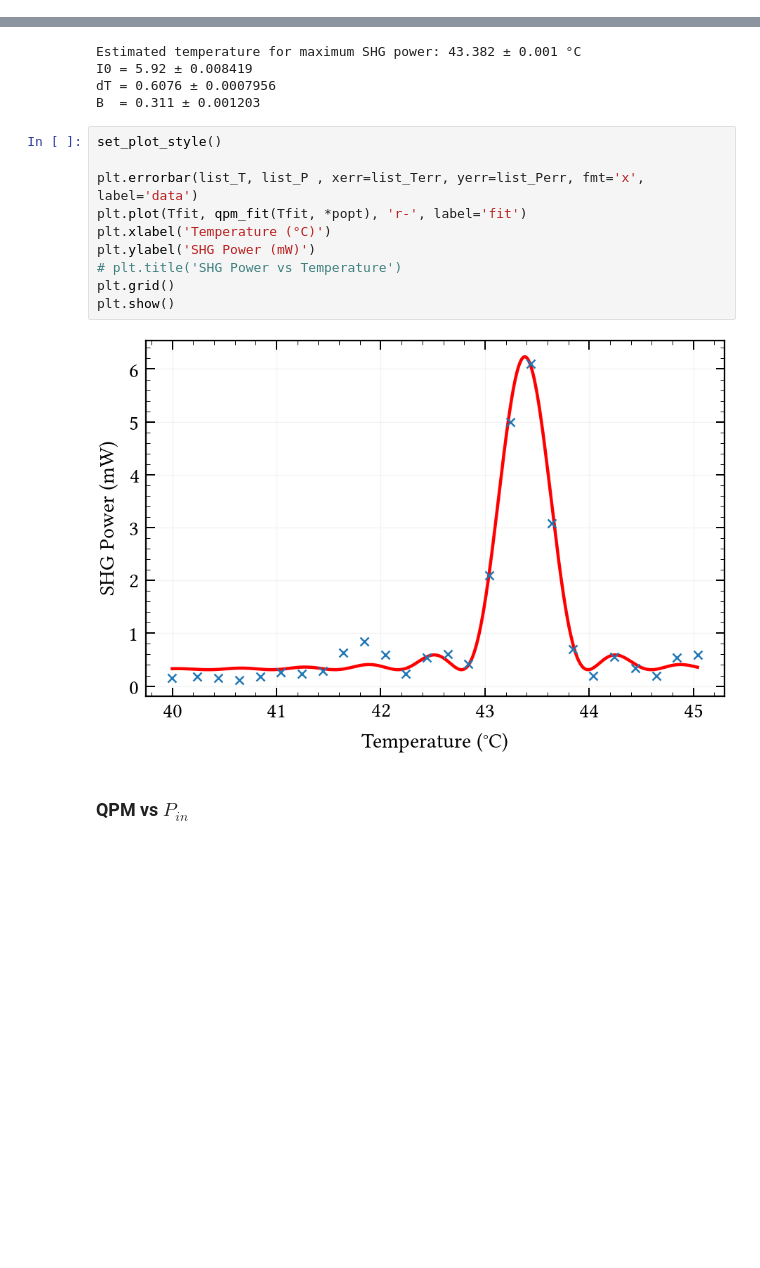
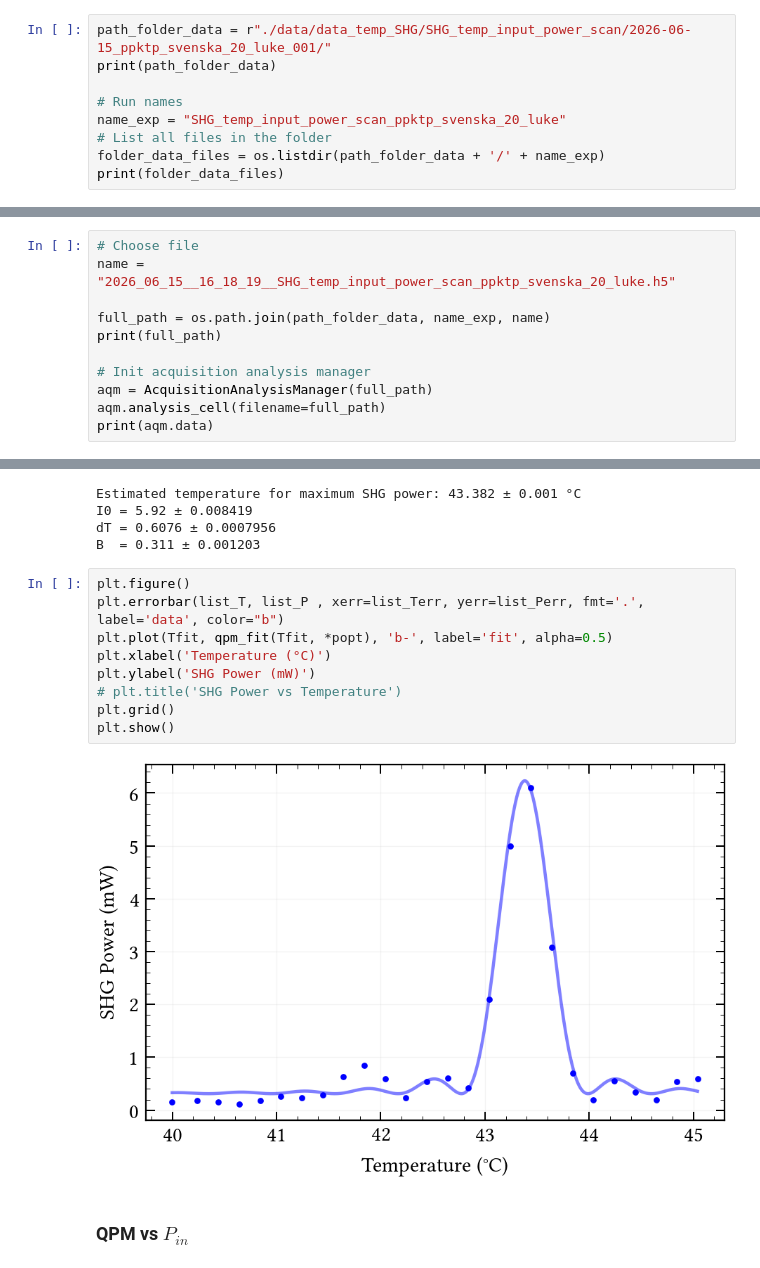
Before and after one commit to eq15t-panda/PANDAManager, a Jupyter notebook: plot/plots_shg.ipynb, the cells around one changed output, grey strips where cells are left out. Cells and saved outputs as stored; diff of their text form; blank space fills up the shorter version.

Commit message:
Cleaned data load sections of main plot notebooks (cf. notion for relevant file list).

```diff
--- a/plot/plots_shg.ipynb
+++ b/plot/plots_shg.ipynb
@@ -41,0 +28,9 @@ aqm = AcquisitionAnalysisManager(full_path)
+# %%
+path_folder_data = r"./data/data_temp_SHG/SHG_temp_input_power_scan/2026-06-15_ppktp_svenska_20_luke_001/"
+print(path_folder_data)
+
+# Run names
+name_exp = "SHG_temp_input_power_scan_ppktp_svenska_20_luke"
+# List all files in the folder
+folder_data_files = os.listdir(path_folder_data + '/' + name_exp)
+print(folder_data_files)
@@ -41,0 +40,11 @@ aqm = AcquisitionAnalysisManager(full_path)
+# %%
+# Choose file
+name = "2026_06_15__16_18_19__SHG_temp_input_power_scan_ppktp_svenska_20_luke.h5"
+
+full_path = os.path.join(path_folder_data, name_exp, name)
+print(full_path)
+
+# Init acquisition analysis manager
+aqm = AcquisitionAnalysisManager(full_path)
+aqm.analysis_cell(filename=full_path)
+print(aqm.data)
@@ -135,17 +139,16 @@ I0 = 5.92 ± 0.008419
 dT = 0.6076 ± 0.0007956
 B  = 0.311 ± 0.001203
 # %%
-set_plot_style()
-
-plt.errorbar(list_T, list_P , xerr=list_Terr, yerr=list_Perr, fmt='x', label='data')
-plt.plot(Tfit, qpm_fit(Tfit, *popt), 'r-', label='fit')
+plt.figure()
+plt.errorbar(list_T, list_P , xerr=list_Terr, yerr=list_Perr, fmt='.', label='data', color="b")
+plt.plot(Tfit, qpm_fit(Tfit, *popt), 'b-', label='fit', alpha=0.5)
 plt.xlabel('Temperature (°C)')
 plt.ylabel('SHG Power (mW)')
 # plt.title('SHG Power vs Temperature')
 plt.grid()
 plt.show()
 # %% [output]
-[figure, old version]
+[figure, new version]
 # %% [markdown]
 ### QPM vs $P_{in}$
 # %%
```
Also changed, not shown: parts of 17 cells of this notebook, 2 other files.
